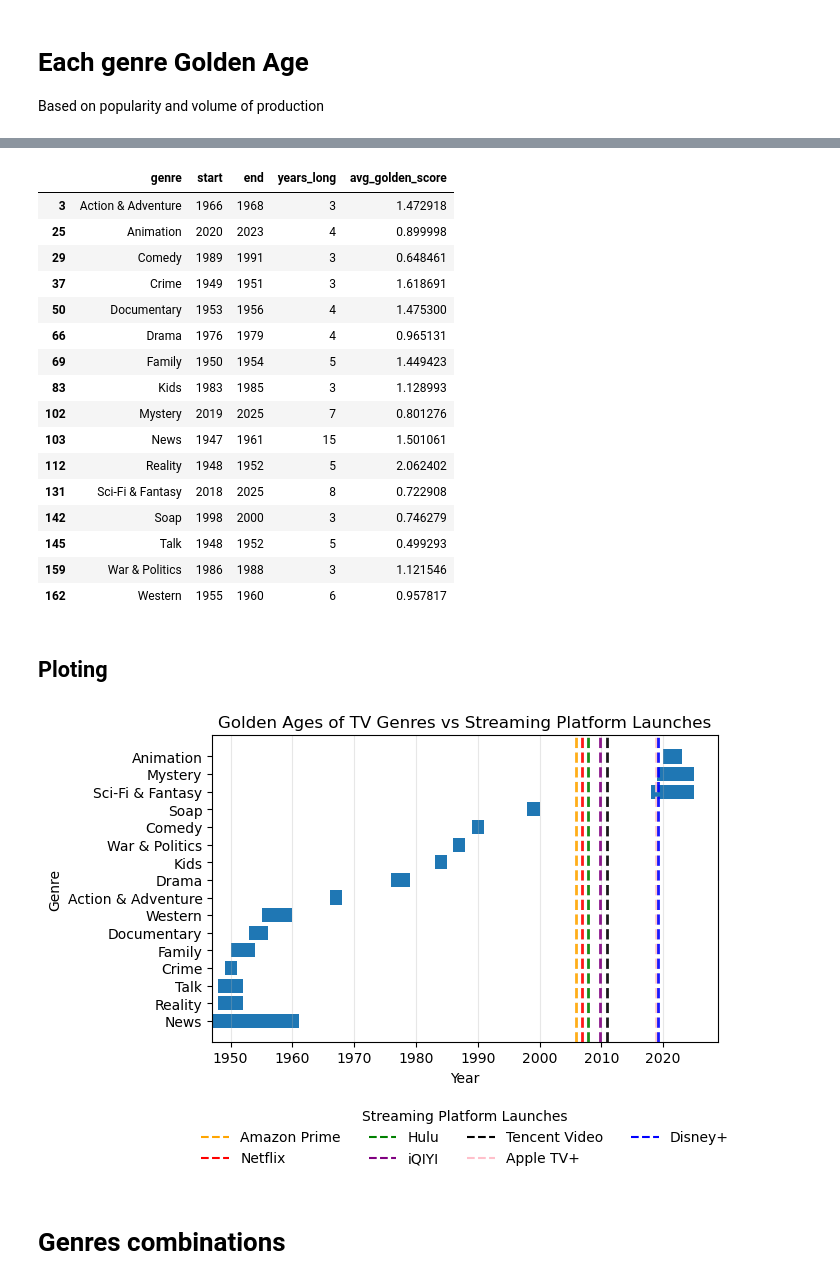
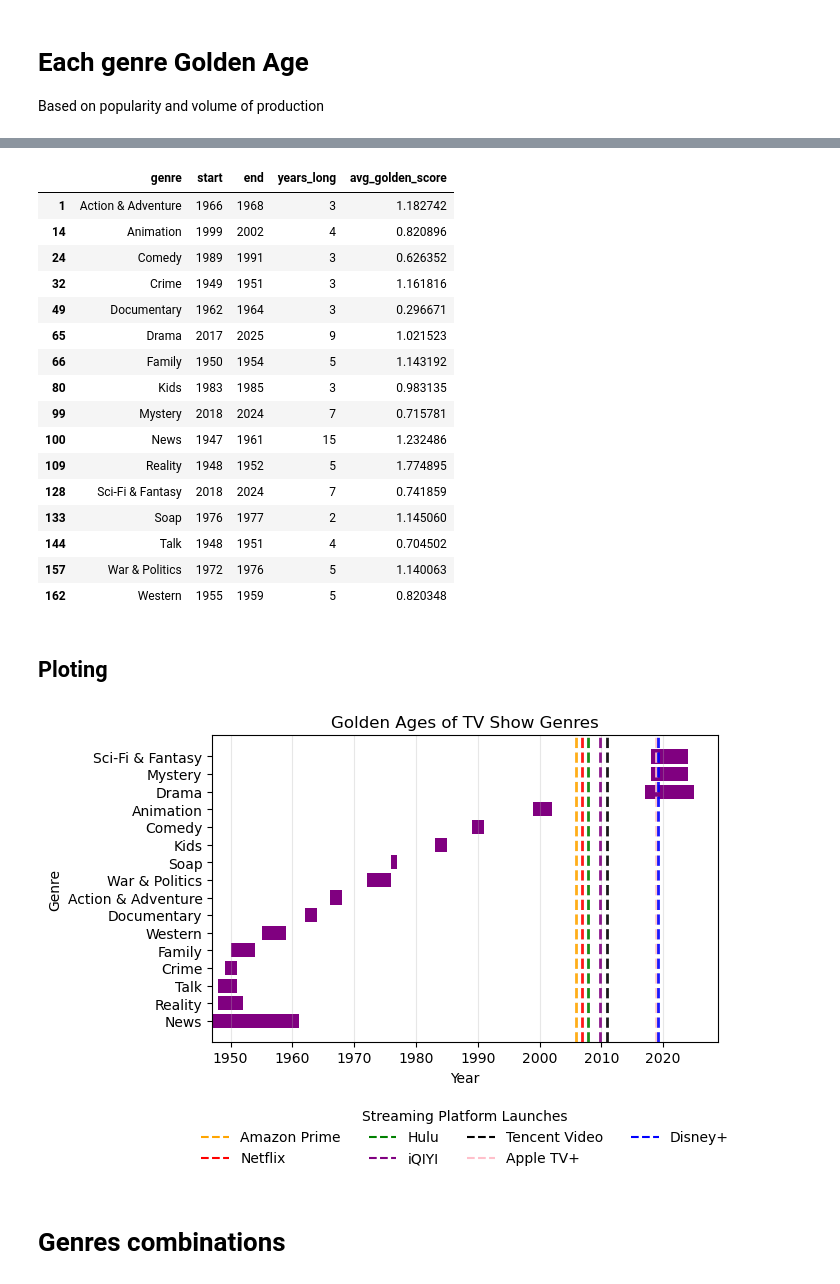
Before and after one commit to DannyMcNuggets/tmdb, a Jupyter notebook: TMDB_notebook.ipynb, the cells around one changed output, grey strips where cells are left out. Saved outputs shown, nothing was run; the diff lists cells and outputs as text; code cells hidden in the pictures.

```diff
--- a/TMDB_notebook.ipynb
+++ b/TMDB_notebook.ipynb
@@ -138,9 +104,9 @@ plt.show()
 # Each genre Golden Age
 Based on popularity and volume of production
 # %%
-PRODUCTION = 0.7 # how much producers considered genre to be if importance
-QUALITY = 0.3 # how well the show turned out to be
-MIN_LEN = 3
+PRODUCTION = 0.6 # how much producers consider genre to be if importance
+QUALITY = 0.4 # how well the show turned out to be
+MIN_LEN = 3 # min length of golden age to prevent from single year spikes
 
 df_genre = df.dropna(subset=["genre_id", "genre_name"]).copy()
 
@@ -313,22 +264,22 @@ golden_joint_best = pd.DataFrame(best_blocks)
 golden_joint_best
 # %% [output]
 |  | genre | start | end | years_long | avg_golden_score |
-| 3 | Action & Adventure | 1966 | 1968 | 3 | 1.472918 |
-| 25 | Animation | 2020 | 2023 | 4 | 0.899998 |
-| 29 | Comedy | 1989 | 1991 | 3 | 0.648461 |
-| 37 | Crime | 1949 | 1951 | 3 | 1.618691 |
-| 50 | Documentary | 1953 | 1956 | 4 | 1.475300 |
-| 66 | Drama | 1976 | 1979 | 4 | 0.965131 |
-| 69 | Family | 1950 | 1954 | 5 | 1.449423 |
-| 83 | Kids | 1983 | 1985 | 3 | 1.128993 |
-| 102 | Mystery | 2019 | 2025 | 7 | 0.801276 |
-| 103 | News | 1947 | 1961 | 15 | 1.501061 |
-| 112 | Reality | 1948 | 1952 | 5 | 2.062402 |
-| 131 | Sci-Fi & Fantasy | 2018 | 2025 | 8 | 0.722908 |
-| 142 | Soap | 1998 | 2000 | 3 | 0.746279 |
-| 145 | Talk | 1948 | 1952 | 5 | 0.499293 |
-| 159 | War & Politics | 1986 | 1988 | 3 | 1.121546 |
-| 162 | Western | 1955 | 1960 | 6 | 0.957817 |
+| 1 | Action & Adventure | 1966 | 1968 | 3 | 1.182742 |
+| 14 | Animation | 1999 | 2002 | 4 | 0.820896 |
+| 24 | Comedy | 1989 | 1991 | 3 | 0.626352 |
+| 32 | Crime | 1949 | 1951 | 3 | 1.161816 |
+| 49 | Documentary | 1962 | 1964 | 3 | 0.296671 |
+| 65 | Drama | 2017 | 2025 | 9 | 1.021523 |
+| 66 | Family | 1950 | 1954 | 5 | 1.143192 |
+| 80 | Kids | 1983 | 1985 | 3 | 0.983135 |
+| 99 | Mystery | 2018 | 2024 | 7 | 0.715781 |
+| 100 | News | 1947 | 1961 | 15 | 1.232486 |
+| 109 | Reality | 1948 | 1952 | 5 | 1.774895 |
+| 128 | Sci-Fi & Fantasy | 2018 | 2024 | 7 | 0.741859 |
+| 133 | Soap | 1976 | 1977 | 2 | 1.145060 |
+| 144 | Talk | 1948 | 1951 | 4 | 0.704502 |
+| 157 | War & Politics | 1972 | 1976 | 5 | 1.140063 |
+| 162 | Western | 1955 | 1959 | 5 | 0.820348 |
 # %% [markdown]
 ## Ploting
 # %%
@@ -352,13 +303,14 @@ plt.figure(figsize=(7, 5))
 plt.barh(
     golden_plot["genre"],
     golden_plot["end"] - golden_plot["start"],
-    left=golden_plot["start"]
+    left=golden_plot["start"],
+    color = "purple"
 )
 
 year_groups = streaming.groupby("launch_year")
 
 for year, group in year_groups:
-    offsets = np.linspace(-0.15, 0.15, len(group))  # tiny visual separation
+    offsets = np.linspace(-0.15, 0.15, len(group))  # visual separation
 
     for offset, (_, row) in zip(offsets, group.iterrows()):
         plt.axvline(
@@ -369,35 +321,36 @@ for year, group in year_groups:
             color=service_colors.get(row["service"], "gray"),
             zorder=5
         )
 
 handles = [
     plt.Line2D(
         [0], [0],
         linestyle="--",
         linewidth=1.5,
         color=service_colors[s],
         label=s
     )
     for s in streaming["service"].unique()
 ]
 
 plt.legend(
     handles=handles,
     loc="upper center",
     bbox_to_anchor=(0.5, -0.18),
     ncol=4,
     frameon=False,
     title="Streaming Platform Launches"
 )
 
 plt.xlabel("Year")
 plt.ylabel("Genre")
-plt.title("Golden Ages of TV Genres vs Streaming Platform Launches")
+plt.title("Golden Ages of TV Show Genres")
 plt.grid(axis="x", alpha=0.3)
 plt.tight_layout()
+plt.savefig("goldenages.png", dpi=300, bbox_inches="tight")
 plt.show()
 # %% [output]
-[figure, old version]
+[figure, new version]
 # %% [markdown]
 # Genres combinations
 # %%
```
Also changed, not shown: parts of 14 cells of this notebook.
